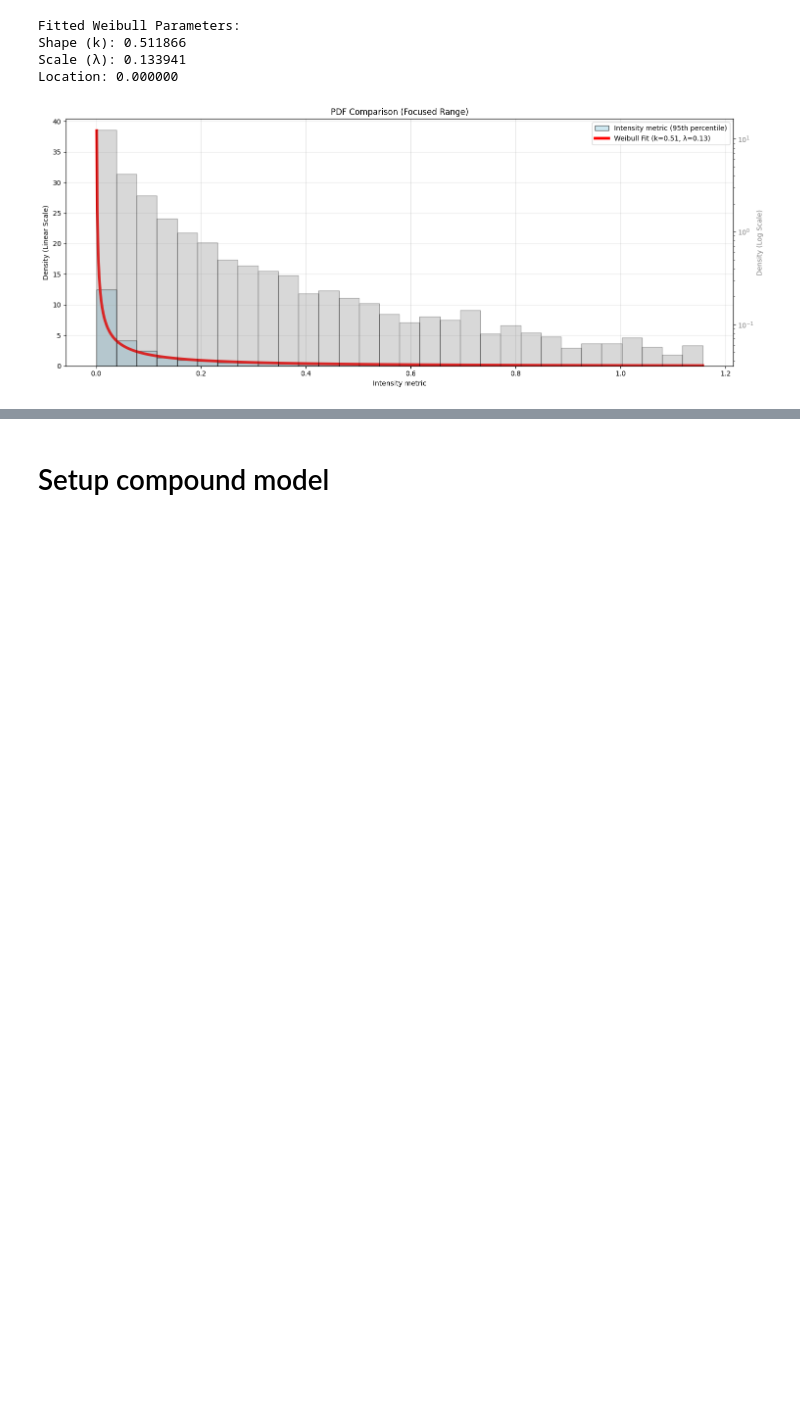
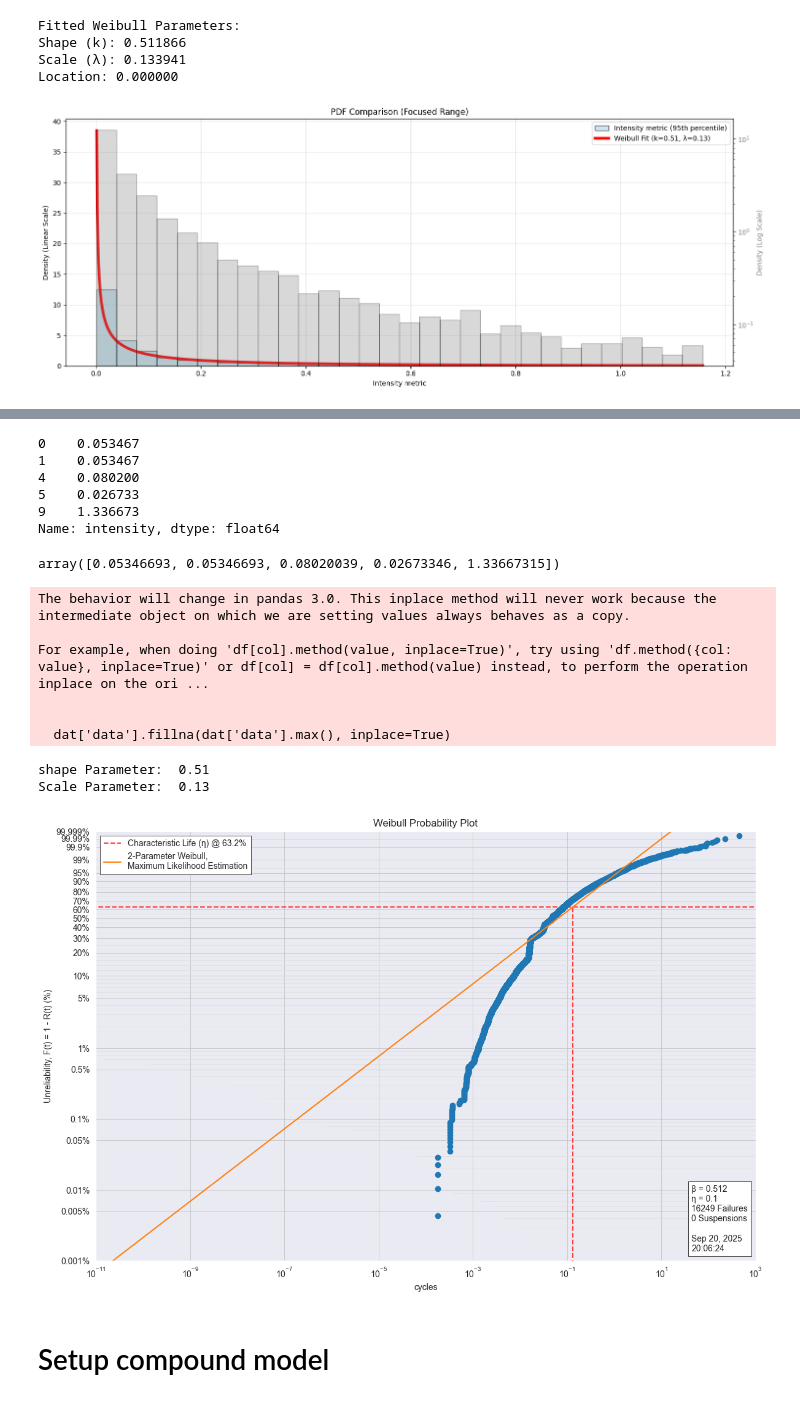
Before and after one commit to abdbtech/capstone, a Jupyter notebook: notebooks/poisson_bb.ipynb, the cells around one changed output, grey strips where cells are left out. Cells and saved outputs as stored; diff of their text form; code cells hidden in the pictures; blank space fills up the shorter version.

```diff
--- a/notebooks/poisson_bb.ipynb
+++ b/notebooks/poisson_bb.ipynb
@@ -576,3 +763,45 @@ plt.show()
+# %%
+intensity_data.head()
+# %% [output]
+0    0.053467
+1    0.053467
+4    0.080200
+5    0.026733
+9    1.336673
+Name: intensity, dtype: float64
+# %%
+# cast data to array
+intensity = intensity_data.values
+intensity[:5]
+# %% [output]
+array([0.05346693, 0.05346693, 0.08020039, 0.02673346, 1.33667315])
+# %%
+# perform weibull analysis
+analysis = weibull.Analysis(intensity)
+
+# Here, we can fit using two method, mle (maximum likelihood)
+# and lr (linear regression). Generally mle is better fit
+analysis.fit(method="mle",  confidence_level=0.95)
+
+# print shape parameter (Beta) and scale parameter (eta)
+print(f"shape Parameter: {analysis.beta: .02f}")
+print(f"Scale Parameter: {analysis.eta: .02f}")
+
+# print values of different parameters confidence interval
+analysis.stats
+
+# generate Weibull probplot
+analysis.probplot()
+# %% [output]
+The behavior will change in pandas 3.0. This inplace method will never work because the intermediate object on which we are setting values always behaves as a copy.
+
+For example, when doing 'df[col].method(value, inplace=True)', try using 'df.method({col: value}, inplace=True)' or df[col] = df[col].method(value) instead, to perform the operation inplace on the ori ...
+
+
+  dat['data'].fillna(dat['data'].max(), inplace=True)
+shape Parameter:  0.51
+Scale Parameter:  0.13
+[figure, added]
 # %% [markdown]
 # Setup compound model
 # %%
```
Also changed, not shown: parts of 14 cells of this notebook.
